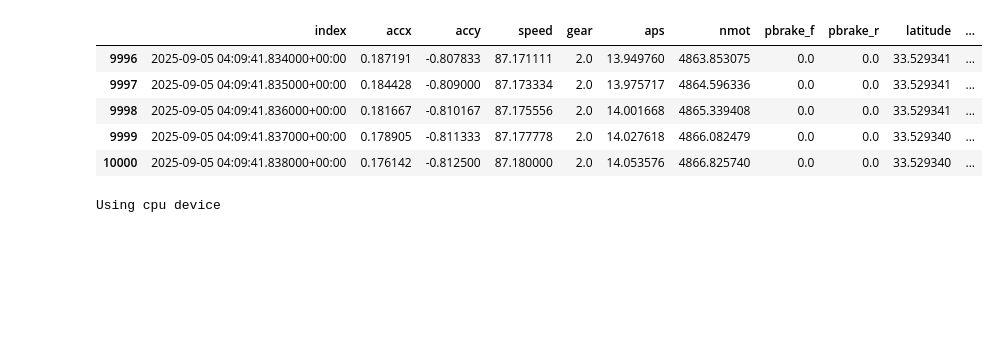
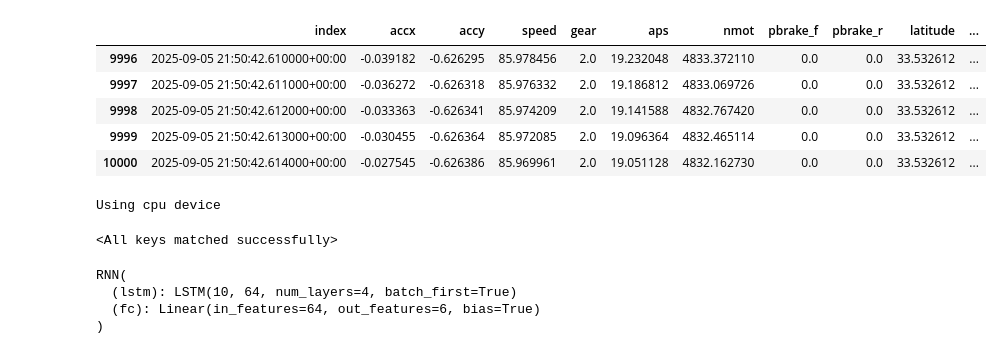
Before and after one commit to UBC-Solar/hack_the_track, a Jupyter notebook: backend/telemetry/data_optimiser_preprocessing.ipynb, the cells around one changed output. Drawn from its saved outputs; the diff is of its cells as text; code cells hidden in the pictures; blank space fills up the shorter version.

```diff
--- a/backend/telemetry/data_optimiser_preprocessing.ipynb
+++ b/backend/telemetry/data_optimiser_preprocessing.ipynb
@@ -139,3 +121,16 @@ df_lat_10s.tail()
+# %%
+#random car
+
+
+
+
+df_gps = pd.read_csv(r"C:\Users\sanar\PycharmProjects\hack_the_track\backend\R2_barber_telemetry_data.csv")
+df_gps = df_gps[df_gps['original_vehicle_id'] == "GR86-025-47"]
+df_lat = df_gps[df_gps['telemetry_name'] == "VBOX_Lat_Min"]
+df_long = df_gps[df_gps['telemetry_name'] == "VBOX_Long_Minutes"]
+# %%
+df_long_car47 = extract_10s(df_long, start_ts = "2025-09-05T21:51:21.487Z", ts_col="timestamp", sample_count=200)
+df_lat_car47 = extract_10s(df_lat, start_ts = "2025-09-05T21:51:21.487Z", ts_col = "timestamp", sample_count=200)
 # %%
 def data_each_car(db, vehicle_id):
     # ignoring ath for now
@@ -210,11 +213,11 @@ def extract_10s_flexible(df, start_ts, ts_col="timestamp", sample_count=None):
 
     return df_slice.reset_index(drop=False)
 # %%
-telemetry_list = data_each_car(db, "GR86-022-13")
-telemetry_list.append(df_lat)
-telemetry_list.append(df_long)
+telemetry_list = data_each_car(db, "GR86-025-47")
+telemetry_list.append(df_lat_car47)
+telemetry_list.append(df_long_car47)
 
 common_index, list_dfs = index(telemetry_list)
 
-final_df_car13 = combine_dfs_car(telemetry_names, common_index, list_dfs)
+final_df_car47 = combine_dfs_car(telemetry_names, common_index, list_dfs)
 # %%
@@ -229,3 +232,3 @@ final_df_car13.head()
 # %%
-final_df_car13_10s = extract_10s_flexible(final_df_car13, "2025-09-05 04:09:31.838000+00:00")
+final_df_car47_10s = extract_10s_flexible(final_df_car47, "2025-09-05 21:50:32.614000+00:00")
 # %%
@@ -240,12 +243,12 @@ final_df_car13_10s.head()
 # %%
-final_df_car13_10s.tail()
+final_df_car47_10s.tail()
 # %% [output]
 |  | index | accx | accy | speed | gear | aps | nmot | pbrake_f | pbrake_r | latitude | ... |
-| 9996 | 2025-09-05 04:09:41.834000+00:00 | 0.187191 | -0.807833 | 87.171111 | 2.0 | 13.949760 | 4863.853075 | 0.0 | 0.0 | 33.529341 | ... |
-| 9997 | 2025-09-05 04:09:41.835000+00:00 | 0.184428 | -0.809000 | 87.173334 | 2.0 | 13.975717 | 4864.596336 | 0.0 | 0.0 | 33.529341 | ... |
-| 9998 | 2025-09-05 04:09:41.836000+00:00 | 0.181667 | -0.810167 | 87.175556 | 2.0 | 14.001668 | 4865.339408 | 0.0 | 0.0 | 33.529341 | ... |
-| 9999 | 2025-09-05 04:09:41.837000+00:00 | 0.178905 | -0.811333 | 87.177778 | 2.0 | 14.027618 | 4866.082479 | 0.0 | 0.0 | 33.529340 | ... |
-| 10000 | 2025-09-05 04:09:41.838000+00:00 | 0.176142 | -0.812500 | 87.180000 | 2.0 | 14.053576 | 4866.825740 | 0.0 | 0.0 | 33.529340 | ... |
+| 9996 | 2025-09-05 21:50:42.610000+00:00 | -0.039182 | -0.626295 | 85.978456 | 2.0 | 19.232048 | 4833.372110 | 0.0 | 0.0 | 33.532612 | ... |
+| 9997 | 2025-09-05 21:50:42.611000+00:00 | -0.036272 | -0.626318 | 85.976332 | 2.0 | 19.186812 | 4833.069726 | 0.0 | 0.0 | 33.532612 | ... |
+| 9998 | 2025-09-05 21:50:42.612000+00:00 | -0.033363 | -0.626341 | 85.974209 | 2.0 | 19.141588 | 4832.767420 | 0.0 | 0.0 | 33.532612 | ... |
+| 9999 | 2025-09-05 21:50:42.613000+00:00 | -0.030455 | -0.626364 | 85.972085 | 2.0 | 19.096364 | 4832.465114 | 0.0 | 0.0 | 33.532612 | ... |
+| 10000 | 2025-09-05 21:50:42.614000+00:00 | -0.027545 | -0.626386 | 85.969961 | 2.0 | 19.051128 | 4832.162730 | 0.0 | 0.0 | 33.532612 | ... |
 # %%
 #feedin gin data for every 10 seconds:
 import os
@@ -302,3 +307,15 @@ class RNN(nn.Module):
+# %%
+checkpoint = torch.load("car13_seq2seq_model.pt")
+saved_model.load_state_dict(checkpoint)
+# %% [output]
+<All keys matched successfully>
+# %%
+saved_model.eval()
+# %% [output]
+RNN(
+  (lstm): LSTM(10, 64, num_layers=4, batch_first=True)
+  (fc): Linear(in_features=64, out_features=6, bias=True)
+)
 # %%
 #preprocess data for nn
 #create sequences from data (seq_len timestamps as input - the next timestamp is the target)
```
Also changed, not shown: parts of 14 cells of this notebook, 2 other files.
